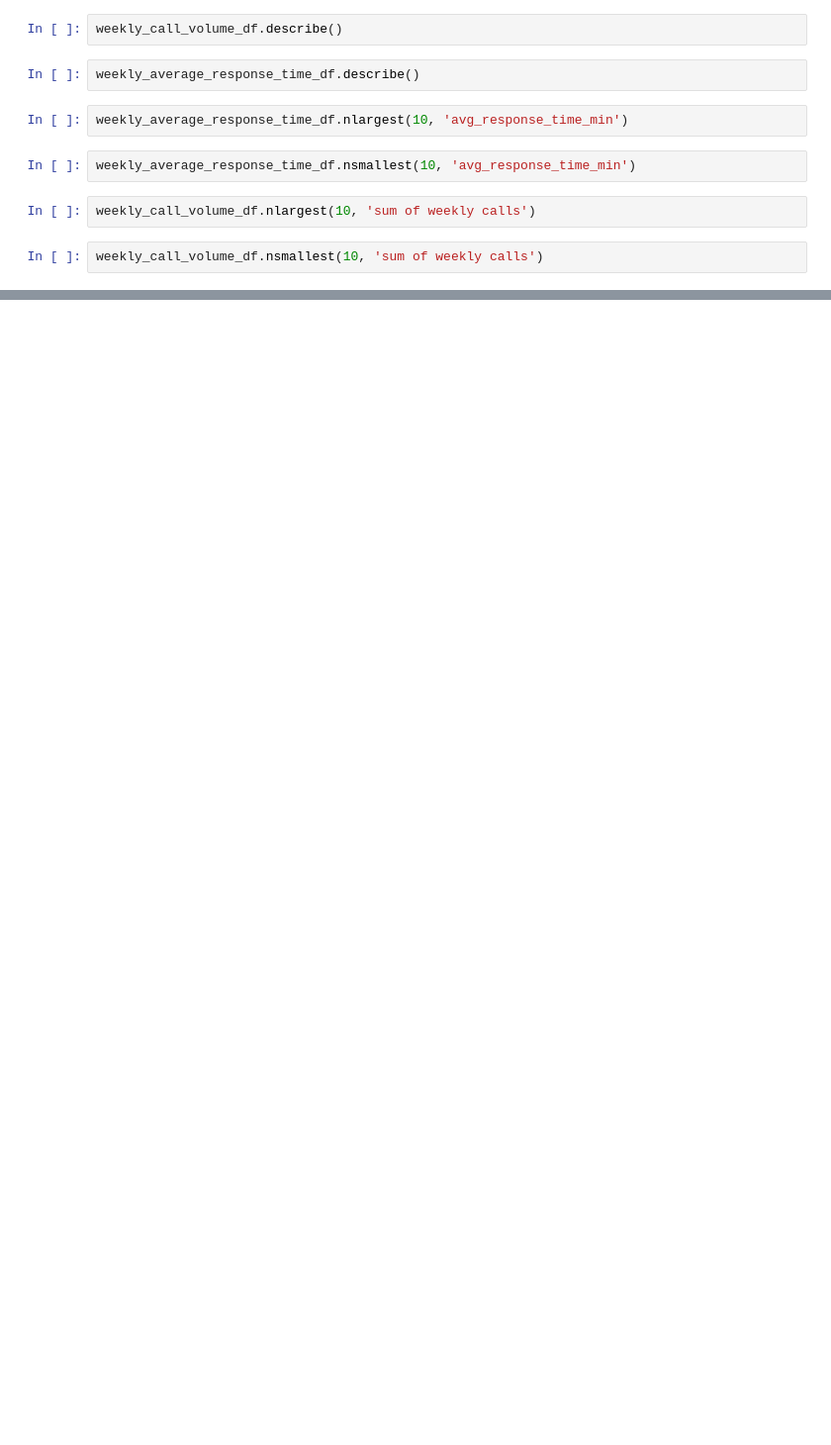
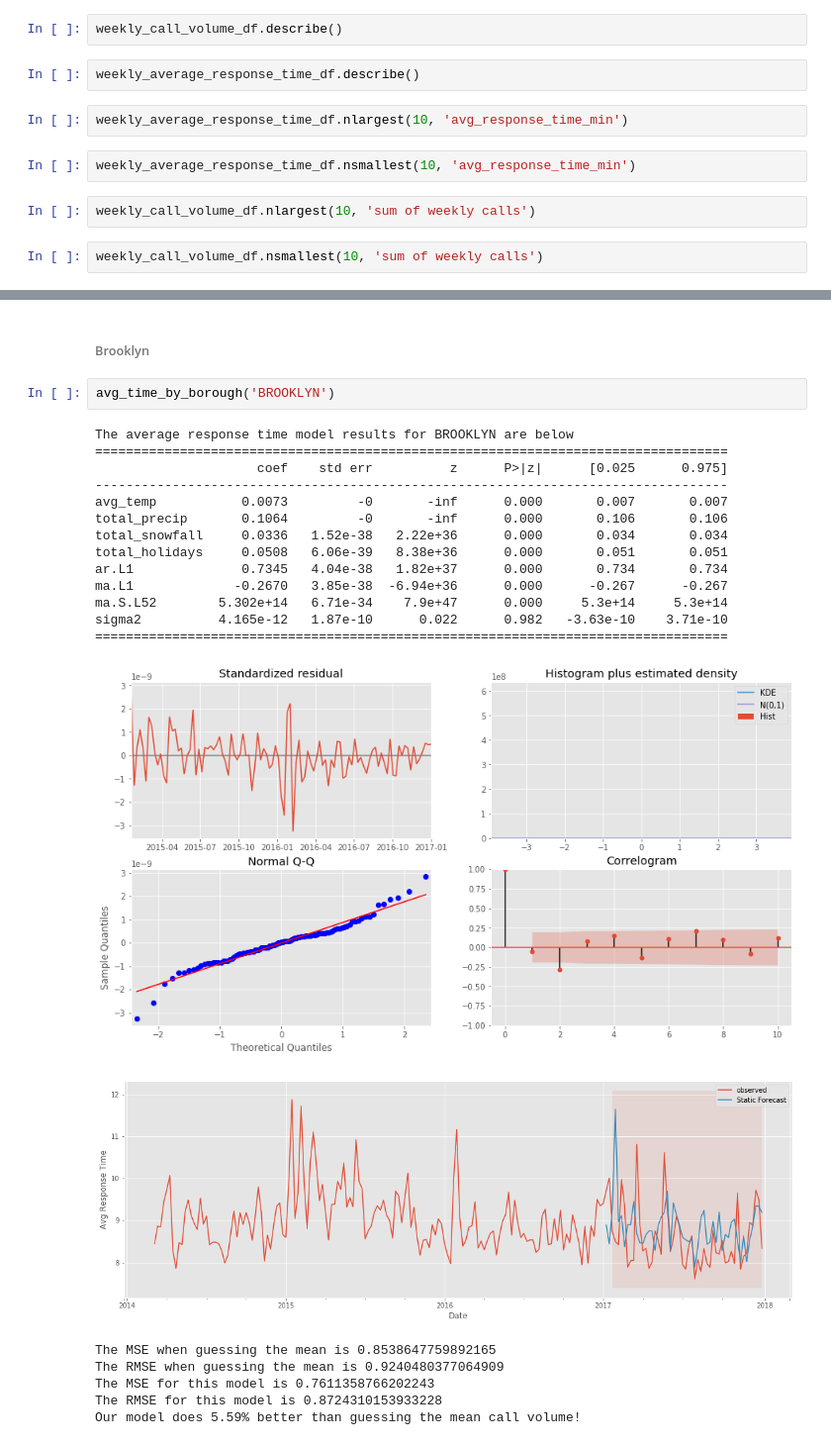
Before and after one commit to boscacci/NYC-EMS-Time-Series, a Jupyter notebook: 2019-01-23_1409_EMS.ipynb, the cells around one changed output, grey strips where cells are left out. Shown at 99% size. Saved outputs shown, nothing was run; the diff lists cells and outputs as text; blank space fills up the shorter version.

```diff
--- a/2019-01-23_1409_EMS.ipynb
+++ b/2019-01-23_1409_EMS.ipynb
@@ -643,0 +909,25 @@ weekly_call_volume_df.nsmallest(10, 'sum of weekly calls')
+# %% [markdown]
+###### Brooklyn
+# %%
+avg_time_by_borough('BROOKLYN')
+# %% [output]
+The average response time model results for BROOKLYN are below
+==================================================================================
+                     coef    std err          z      P>|z|      [0.025      0.975]
+----------------------------------------------------------------------------------
+avg_temp           0.0073         -0       -inf      0.000       0.007       0.007
+total_precip       0.1064         -0       -inf      0.000       0.106       0.106
+total_snowfall     0.0336   1.52e-38   2.22e+36      0.000       0.034       0.034
+total_holidays     0.0508   6.06e-39   8.38e+36      0.000       0.051       0.051
+ar.L1              0.7345   4.04e-38   1.82e+37      0.000       0.734       0.734
+ma.L1             -0.2670   3.85e-38  -6.94e+36      0.000      -0.267      -0.267
+ma.S.L52        5.302e+14   6.71e-34    7.9e+47      0.000     5.3e+14     5.3e+14
+sigma2          4.165e-12   1.87e-10      0.022      0.982   -3.63e-10    3.71e-10
+==================================================================================
+[figure, added]
+[figure, added]
+The MSE when guessing the mean is 0.8538647759892165
+The RMSE when guessing the mean is 0.9240480377064909
+The MSE for this model is 0.7611358766202243
+The RMSE for this model is 0.8724310153933228
+Our model does 5.59% better than guessing the mean call volume!
```
Also changed, not shown: parts of 31 cells of this notebook.
